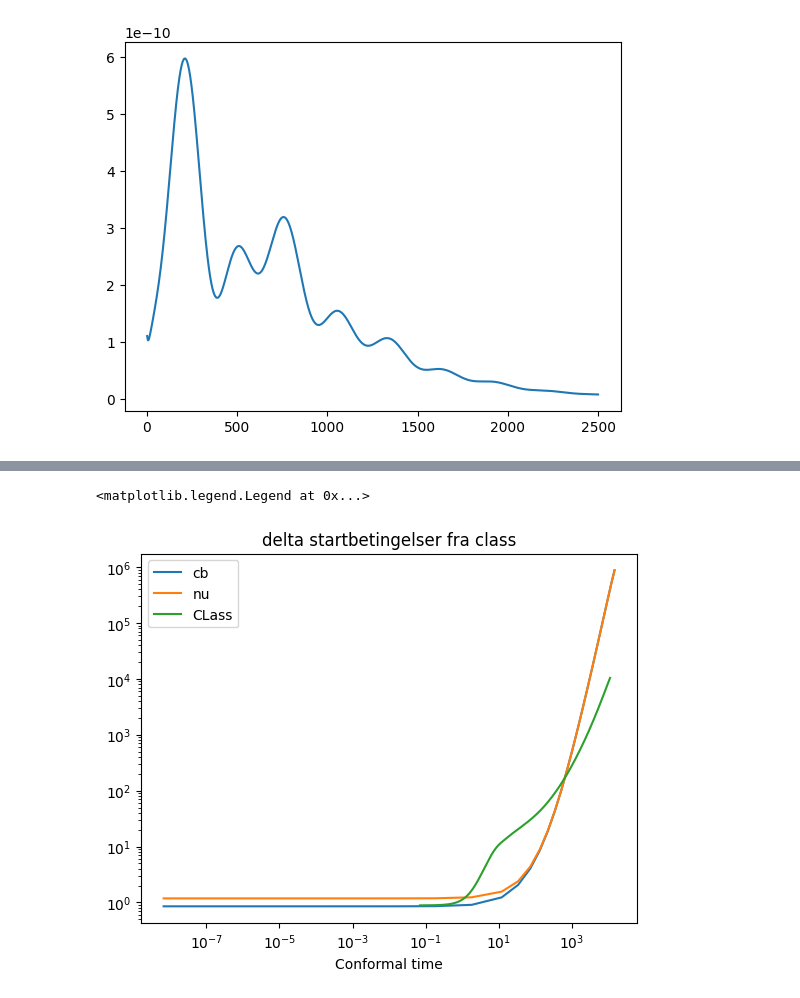
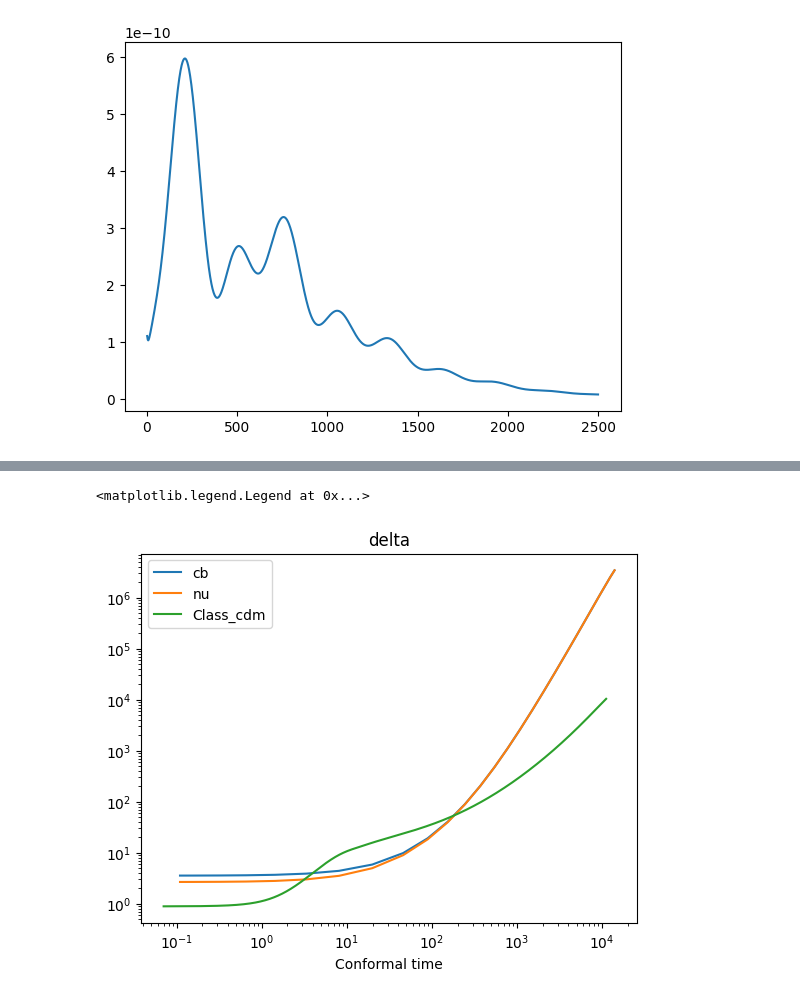
Before and after one commit to eriksteenberg/Grim-kode, a Jupyter notebook: Class shenanigens.ipynb, the cells around one changed output, grey strips where cells are left out. Saved outputs shown, nothing was run; the diff lists cells and outputs as text; code cells hidden in the pictures.

```diff
--- a/Class shenanigens.ipynb
+++ b/Class shenanigens.ipynb
@@ -100,29 +83,20 @@ plt.loglog(a,tau)
 # %%
-#print(type(a))
-#print(type(tau))
-#H=100
-#x = np.array([i/10 for i in range(H+1)])
-#y = x**2
-#plt.loglog(x,y)
 
-# nu skal jeg bare have nogle start værdier
+cs = 0 # 1350 * 3 * 1e-20 # det bud. jeg tog den værdi de havde angivet i artiklen og oversatte den til Mpc
 
-H0 = 70 / (3*1e5) # i 1/Mpc
-cs = 1350 * 3 * 1e-20 # det bud. jeg tog den værdi de havde angivet i artiklen og oversatte den til Mpc
+C =1 # dimensionsløs faktor til startværdierne fra B&M.
 
-C = 0.24 # dimensionsløs faktor til startværdierne fra B&M.
+k = 1
+#N_nu = 3
+#R_nu = ((8/(7*N_nu))*(11/4)**(4/3) + 1 )**(-1)
+#R_nu = 0
+#delta_gamma = -2 / 3 * C * (k * tau[0])**2
+#delta_nu_0 = delta_gamma
+#delta_cb_0 = 4 / 3 * delta_gamma # *2 # muligvis et spørgsmål her er om delta_cb = delta_c + delta_b
+#theta_cb_0 = -1/18 * (k**4 * tau[0] ** 3)
+#theta_nu_0 = (23+4*R_nu)/(6*(15+4*R_nu)) * C * (k*tau[0])**2
 
-k = index_k
-N_nu = 3
-R_nu = ((8/(7*N_nu))*(11/4)**(4/3) + 1 )**(-1)
-R_nu = 0
-delta_gamma = -2 / 3 * C * (k * tau[0])**2
-delta_nu_0 = delta_gamma
-delta_cb_0 = 4 / 3 * delta_gamma # *2 # muligvis et spørgsmål her er om delta_cb = delta_c + delta_b
-theta_cb_0 = -1/18 * (k**4 * tau[0] ** 3)
-theta_nu_0 = (23+4*R_nu)/(6*(15+4*R_nu)) * C * (k*tau[0])**2
-
-# kvantemekanik tallet
+# udregning af Friedmanligningen
 R_nu = 0
 psi = 20 * C / (15 + 4 * R_nu)
 theta_nu_0 =  0.5 * (k*k*tau[0]) * psi
@@ -132,19 +106,10 @@ delta_nu_0 = delta_gamma
 delta_cb_0 = 4/3 * delta_gamma
 phi = psi * (1 + R_nu)
 
-print(f"{delta_cb_0=}")
-#delta_cb_0 = pts0['delta_' + "cdm"][0]
-print(f"{delta_cb_0=}")
-theta_cb_0 = pts0['theta_cdm'][0]
-theta_nu_0 = pts0['theta_ur'][0]
-delta_nu_0 = pts0['delta_ur'][0]
-psi = pts0['psi'][0]
-a0 = a[0]
-print(pts0.keys())
 y0 = np.array([a0,delta_cb_0,theta_cb_0,delta_nu_0,theta_nu_0])
 
-t_start = tau2[0]
-t_end = tau2[-1]
+t_start = tau[0]
+t_end = tau[-1]
 t_span = np.array([t_start,t_end])
 
 def H(a):
@@ -152,11 +117,7 @@ def H(a):
 
 def f(t,y):
     # her er t tau
-    a_3 = y[0]
-    #if t == tau[0]:
-        #assert(k/ H(a) <1)
-        #print(a)
-
+    a = y[0]
     delta_cb = y[1]
     theta_cb = y[2]
     delta_nu = y[3]
@@ -164,18 +125,18 @@ def f(t,y):
     #print(a_3)
     #print(H(1))
     #print(H(a_3))
-    d_a_dtau = a_3**2 * H(a_3)
+    d_a_dtau = a**2 * H(a)
     # poisson
-    Omega_M_reel = Omega_M / ( a_3**3 * Omega_lambda + Omega_M + Omega_R / a_3)
-    nabla2phi =(3/2) * H(a_3) ** 2  * Omega_M_reel * a_3 * *2  *  (delta_nu + delta_cb)
+    Omega_M_reel = Omega_M / ( ((a**3) * Omega_lambda) + Omega_M + (Omega_R / a))
+    nabla2phi =(3/2) * (H(a) ** 2)  * Omega_M_reel *( a **2)  *  (delta_nu + delta_cb)
 
     d_delta_cb_dtau = - theta_cb
 
-    d_theta_cb_dtau = - a_3 * H(a_3) * theta_cb -  nabla2phi
+    d_theta_cb_dtau = - a * H(a) * theta_cb -  nabla2phi
 
     d_delta_nu_dtau = - theta_nu
 
-    d_theta_nu_dtau = - a_3 * H(a_3) * theta_nu - nabla2phi - k*k * (cs*cs ) * delta_nu
+    d_theta_nu_dtau = - a * H(a) * theta_nu - nabla2phi #- k*k * (cs*cs ) * delta_nu
 
     return [d_a_dtau,d_delta_cb_dtau,d_theta_cb_dtau,d_delta_nu_dtau,d_theta_nu_dtau]
 
@@ -195,19 +156,19 @@ def g1(t,y):
 
 sol2 = sc.solve_ivp(f,t_span,y0)#,t_eval = tau)
 
-a3        = sol2.y[0]
-delta_cb3 = sol2.y[1]
-theta_cb3 = sol2.y[2]
-delta_nu3 = sol2.y[3]
-theta_nu3 = sol2.y[4]
-tau3      = sol2.t
+a        = sol2.y[0]
+delta_cb = sol2.y[1]
+theta_cb = sol2.y[2]
+delta_nu = sol2.y[3]
+theta_nu = sol2.y[4]
+tau      = sol2.t
 print(tau[-1])
 #print(a)
 print("success")
-plt.loglog(tau3,-delta_cb3,label="cb")
-plt.loglog(tau3,-delta_nu3,label="nu")
-plt.title("delta"+ " startbetingelser fra class")
-plt.loglog(pts0['tau [Mpc]'],-pts0['delta_' + "cdm"],label="CLass")
+plt.loglog(tau,-delta_cb,label="cb")
+plt.loglog(tau,-delta_nu,label="nu")
+plt.title("delta")
+plt.loglog(pts0['tau [Mpc]'],-pts0['delta_' + "cdm"],label="Class_cdm")
 plt.xlabel("Conformal time")
 
 plt.legend()
@@ -219,3 +177,3 @@ dict_keys(['tau [Mpc]', 'a', 'delta_g', 'theta_g', 'shear_g', 'pol0_g', 'pol1_g'
 success
 <matplotlib.legend.Legend at 0x...>
-[figure, old version]
+[figure, new version]
```
Also changed, not shown: parts of 17 cells of this notebook.
